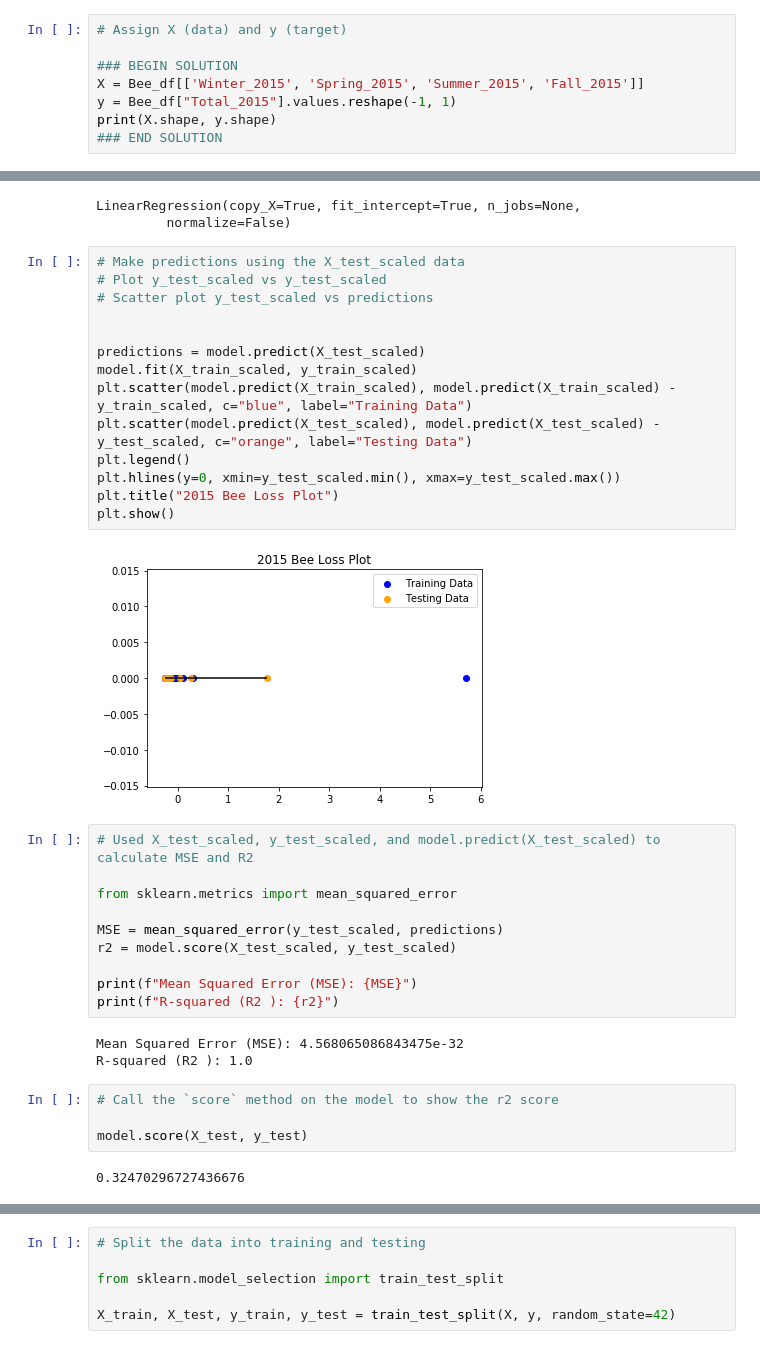
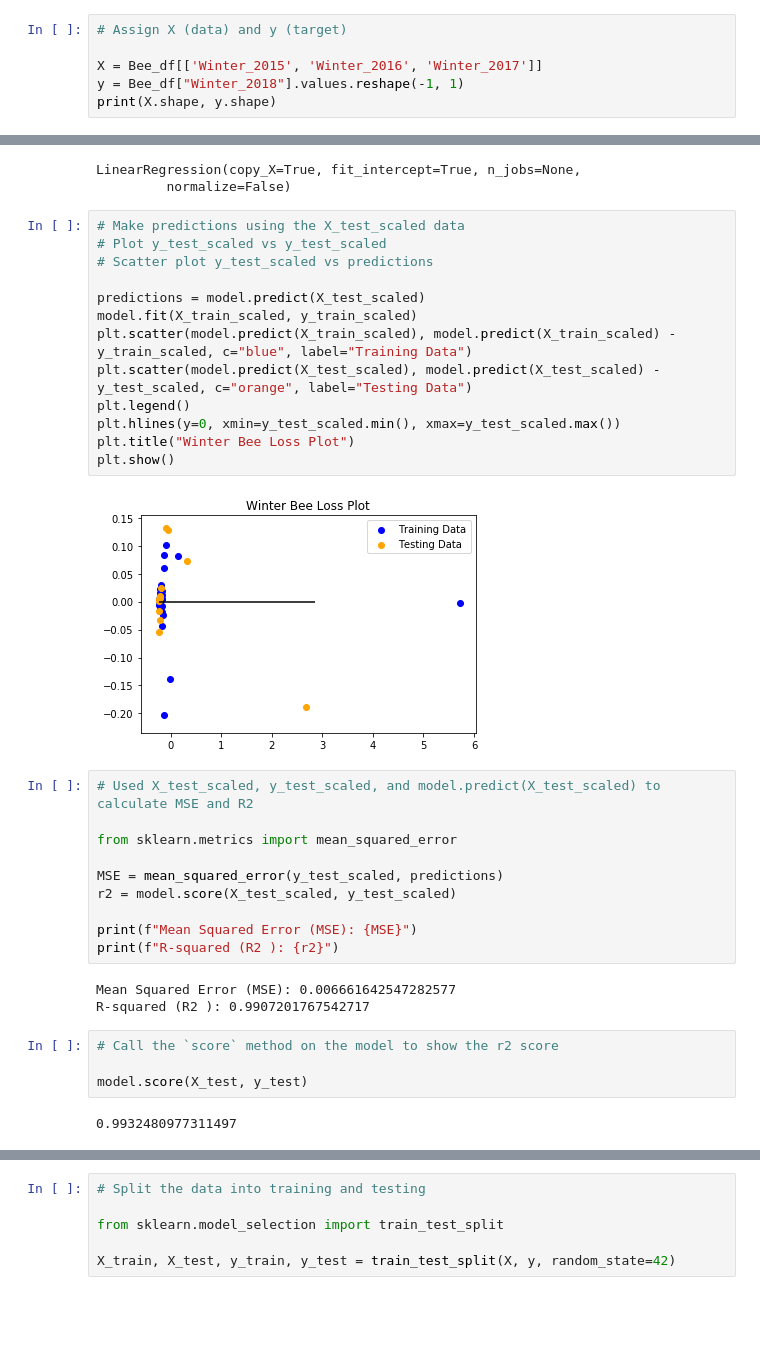
Before and after one commit to CamillaBahr/Final-Project, a Jupyter notebook: Subhra's work/SN_ML_2.ipynb, the cells around one changed output, grey strips where cells are left out. Saved outputs shown, nothing was run; the diff lists cells and outputs as text; blank space fills up the shorter version.

```diff
--- a/Subhra's work/SN_ML_2.ipynb
+++ b/Subhra's work/SN_ML_2.ipynb
@@ -30,9 +33,7 @@ Index(['Winter_2015', 'Spring_2015', 'Summer_2015', 'Fall_2015', 'Total_2015',
 # %%
 # Assign X (data) and y (target)
 
-### BEGIN SOLUTION
-X = Bee_df[['Winter_2015', 'Spring_2015', 'Summer_2015', 'Fall_2015']]
-y = Bee_df["Total_2015"].values.reshape(-1, 1)
+X = Bee_df[['Winter_2015', 'Winter_2016', 'Winter_2017']]
+y = Bee_df["Winter_2018"].values.reshape(-1, 1)
 print(X.shape, y.shape)
-### END SOLUTION
 # %% [output]
@@ -69,19 +70,18 @@ LinearRegression(copy_X=True, fit_intercept=True, n_jobs=None,
 # %%
 # Make predictions using the X_test_scaled data
 # Plot y_test_scaled vs y_test_scaled
 # Scatter plot y_test_scaled vs predictions
-
 
 predictions = model.predict(X_test_scaled)
 model.fit(X_train_scaled, y_train_scaled)
 plt.scatter(model.predict(X_train_scaled), model.predict(X_train_scaled) - y_train_scaled, c="blue", label="Training Data")
 plt.scatter(model.predict(X_test_scaled), model.predict(X_test_scaled) - y_test_scaled, c="orange", label="Testing Data")
 plt.legend()
 plt.hlines(y=0, xmin=y_test_scaled.min(), xmax=y_test_scaled.max())
-plt.title("2015 Bee Loss Plot")
+plt.title("Winter Bee Loss Plot")
 plt.show()
 # %% [output]
-[figure, old version]
+[figure, new version]
 # %%
 # Used X_test_scaled, y_test_scaled, and model.predict(X_test_scaled) to calculate MSE and R2
 
@@ -93,12 +93,12 @@ r2 = model.score(X_test_scaled, y_test_scaled)
 print(f"Mean Squared Error (MSE): {MSE}")
 print(f"R-squared (R2 ): {r2}")
 # %% [output]
-Mean Squared Error (MSE): 4.568065086843475e-32
-R-squared (R2 ): 1.0
+Mean Squared Error (MSE): 0.006661642547282577
+R-squared (R2 ): 0.9907201767542717
 # %%
 # Call the `score` method on the model to show the r2 score
 
 model.score(X_test, y_test)
 # %% [output]
-0.32470296727436676
+0.9932480977311497
 # %% [markdown]
```
Also changed, not shown: parts of 25 cells of this notebook, 7 other files.
